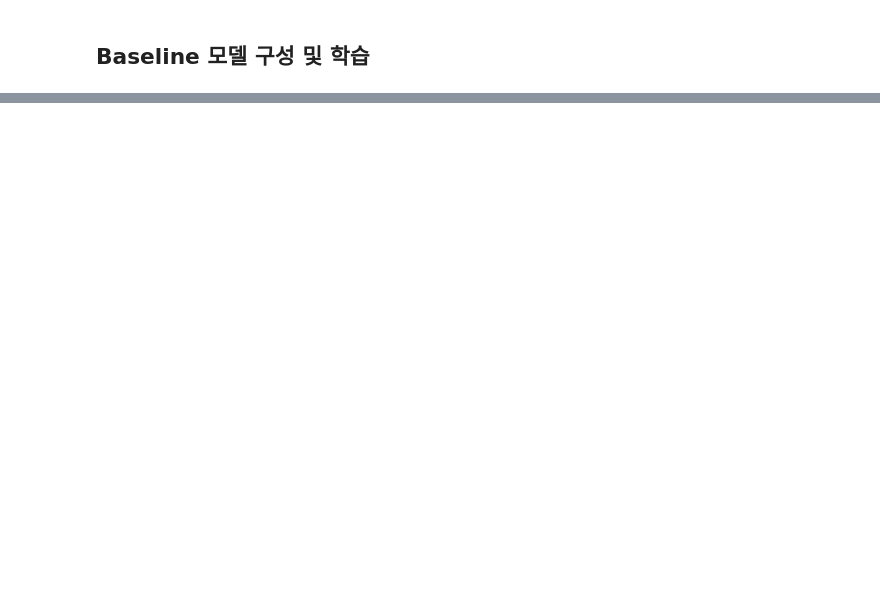
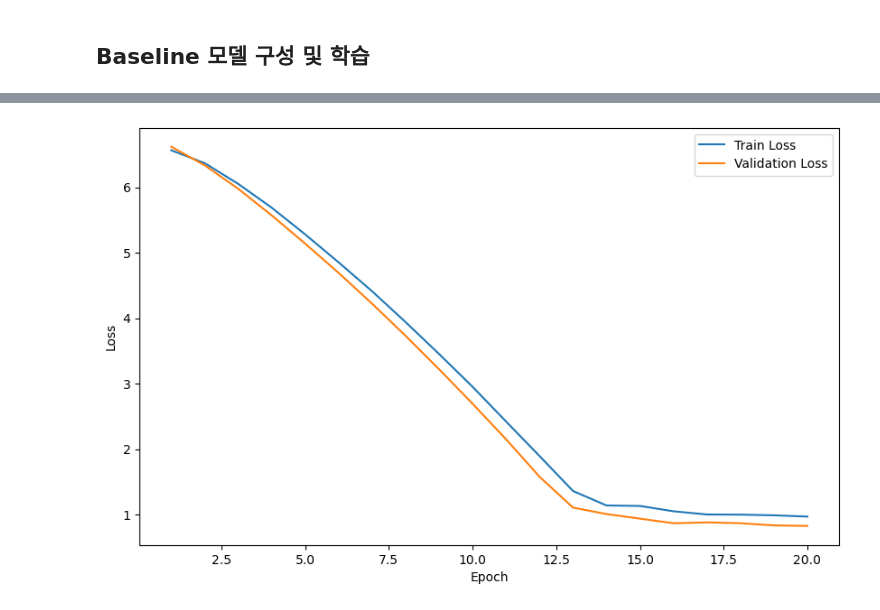
Before and after one commit to sth49/swt-learning, a Jupyter notebook: training.ipynb, the cells around one changed output, grey strips where cells are left out. Drawn from its saved outputs; the diff is of its cells as text; code cells hidden in the pictures; blank space fills up the shorter version.

```diff
--- a/training.ipynb
+++ b/training.ipynb
@@ -241,9 +242,17 @@ Validation Loss: 0.9284068793058395
 model.eval()
 with torch.no_grad():
     test_loss = 0
+    test_predictions = []
+    test_targets = []
     for inputs, targets in test_loader:
         inputs, targets = inputs.to(device), targets.to(device)
         outputs = model(inputs)
         test_loss += loss_fn(outputs.squeeze(), targets).item()
+        test_predictions.extend(outputs.squeeze().cpu().numpy())
+        test_targets.extend(targets.cpu().numpy())
+    test_mae = mean_absolute_error(test_targets, test_predictions)
+    test_rmse = np.sqrt(mean_squared_error(test_targets, test_predictions))
+
     print(f'Test Loss: {test_loss / len(test_loader)}')
+    print(f'Test MAE: {test_mae}, Test RMSE: {test_rmse}')
 # %% [output]
@@ -250,0 +261,54 @@ Test Loss: 0.7546046674251556
+# %%
+import matplotlib.pyplot as plt
+
+def train_model(model, train_loader, val_loader, loss_fn, optimizer, num_epochs=100):
+    train_losses = []
+    val_losses = []
+
+    for epoch in range(num_epochs):
+        # 학습 단계
+        model.train()
+        train_loss = 0
+        for inputs, targets in train_loader:
+            inputs, targets = inputs.to(device), targets.to(device)
+            optimizer.zero_grad()
+            outputs = model(inputs)
+            loss = loss_fn(outputs.squeeze(), targets)
+            train_loss += loss.item()
+            loss.backward()
+            optimizer.step()
+        train_loss /= len(train_loader)
+        train_losses.append(train_loss)
+
+        # 검증 단계
+        model.eval()
+        with torch.no_grad():
+            val_loss = 0
+            val_predictions = []
+            val_targets = []
+            for inputs, targets in val_loader:
+                inputs, targets = inputs.to(device), targets.to(device)
+                outputs = model(inputs)
+                val_loss += loss_fn(outputs.squeeze(), targets).item()
+                val_predictions.extend(outputs.squeeze().cpu().numpy())
+                val_targets.extend(targets.cpu().numpy())
+            val_loss /= len(val_loader)
+            val_losses.append(val_loss)
+
+            val_mae = mean_absolute_error(val_targets, val_predictions)
+            val_rmse = np.sqrt(mean_squared_error(val_targets, val_predictions))
+
+            print(f'Epoch {epoch+1}, Train Loss: {train_loss:.4f}, Val Loss: {val_loss:.4f}, Val MAE: {val_mae:.4f}, Val RMSE: {val_rmse:.4f}')
+
+    # 학습 곡선 그리기
+    plt.figure(figsize=(10, 6))
+    plt.plot(range(1, num_epochs+1), train_losses, label='Train Loss')
+    plt.plot(range(1, num_epochs+1), val_losses, label='Validation Loss')
+    plt.xlabel('Epoch')
+    plt.ylabel('Loss')
+    plt.legend()
+    plt.show()
+
+# 모델 학습
+train_model(model, train_loader, val_loader, loss_fn, optimizer, num_epochs=20)
+# %% [output]
@@ -250,0 +335 @@ Test Loss: 0.7546046674251556
+[figure, added]
```
Also changed, not shown: parts of 11 cells of this notebook.
